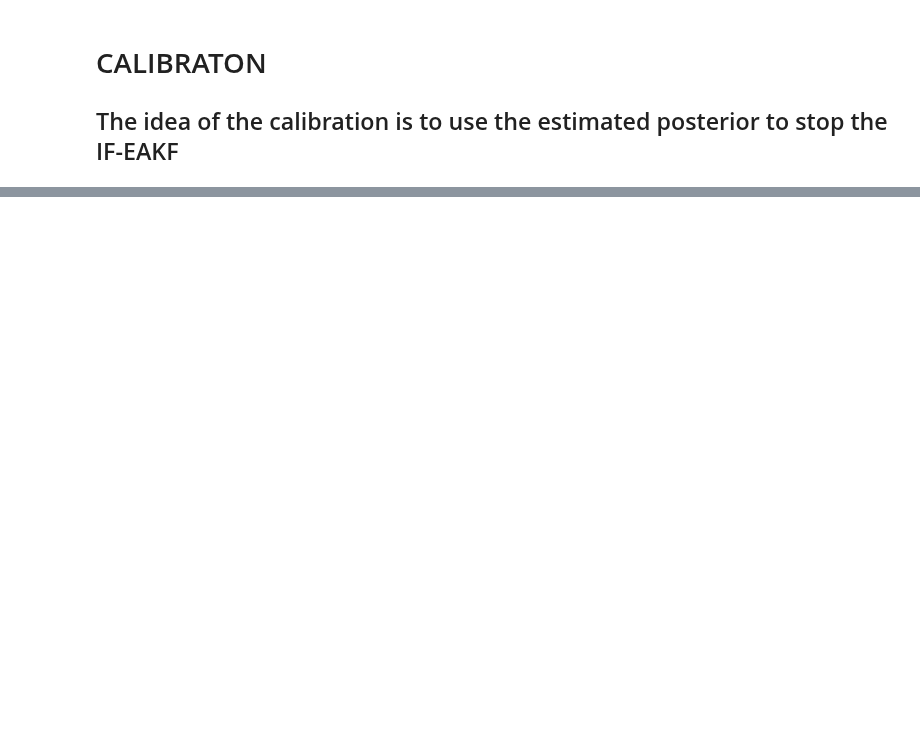
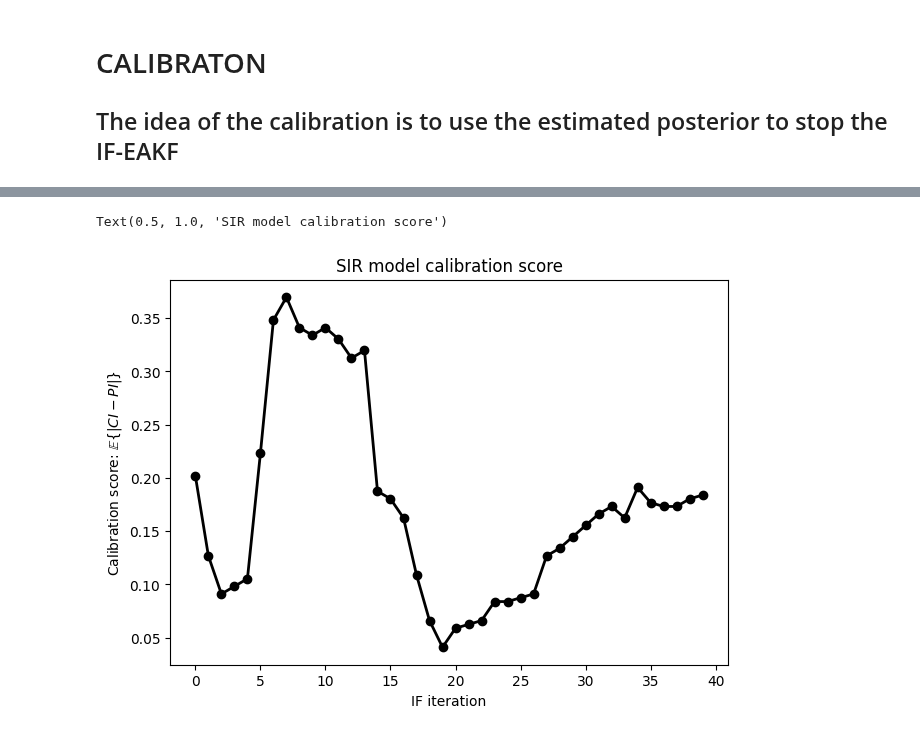
Before and after one commit to ChaosDonkey06/pompjax, a Jupyter notebook: pompjax/calibration_example.ipynb, the cells around one changed output, grey strips where cells are left out. Saved outputs shown, nothing was run; the diff lists cells and outputs as text; code cells hidden in the pictures; blank space fills up the shorter version.

Commit message:
update calibration exam[le

```diff
--- a/pompjax/calibration_example.ipynb
+++ b/pompjax/calibration_example.ipynb
@@ -212,3 +228,14 @@ ax.legend(title="IF iteration")
+# %%
+cal_time_df = calibration_df[["if_iter", "score"]].groupby("if_iter").mean()
+
+fig, ax = plt.subplots(1, 1, figsize=(7.2, 5))
+ax.plot(cal_time_df.index, cal_time_df.score, marker="o", lw=2, c="k")
+ax.set_xlabel("IF iteration")
+ax.set_ylabel(r"Calibration score: $\mathbb{E}\left\{|CI - PI|\right\}$")
+ax.set_title("SIR model calibration score")
+# %% [output]
+Text(0.5, 1.0, 'SIR model calibration score')
+[figure, added]
 # %%
 best_if_iteration = calibration_df[calibration_df.score==calibration_df.score.min()]["if_iter"].values[0]
 θif              = θifs[:, :, best_if_iteration]
```
Also changed, not shown: parts of 5 cells of this notebook.
